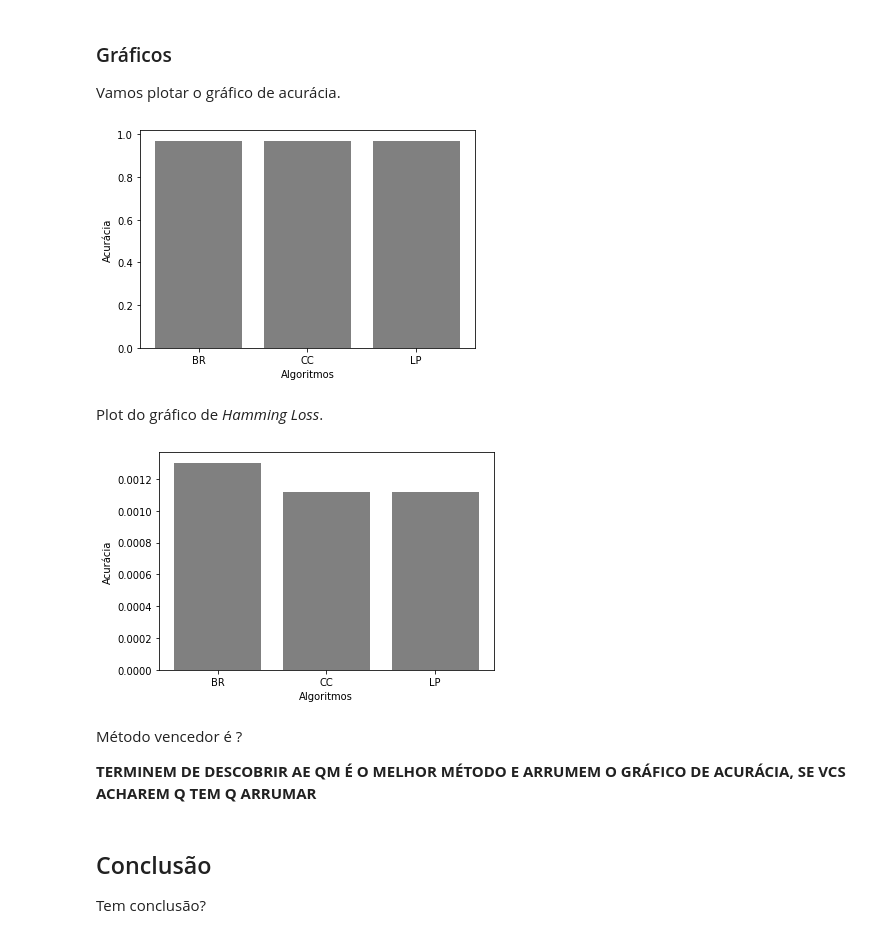
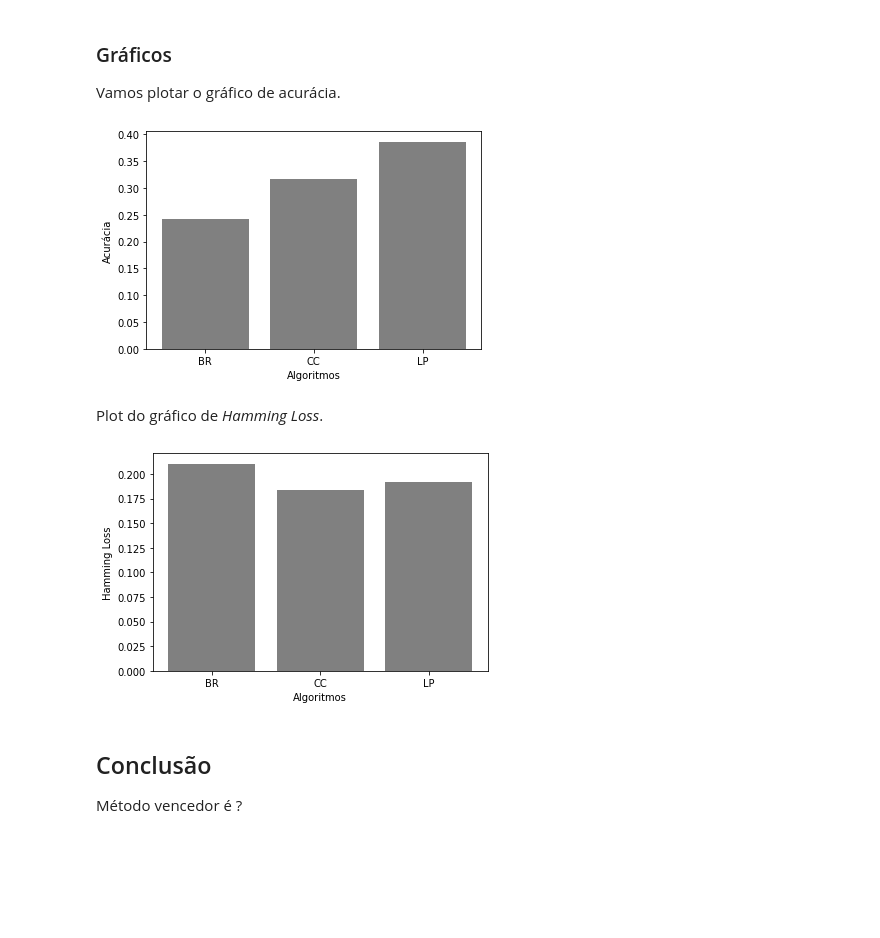
Before and after one commit to matheustmattioli/labelrizator-am2, a Jupyter notebook: emotions.ipynb, the cells around one changed output. Drawn from its saved outputs; the diff is of its cells as text; code cells hidden in the pictures; blank space fills up the shorter version.

```diff
--- a/emotions.ipynb
+++ b/emotions.ipynb
@@ -55,11 +55,11 @@ X_train = X_train.applymap(convert)
 
 
 # # Separando o Y do treino
-Y_train = X_train.iloc[:, -72:]
+Y_train = X_train.iloc[:, -6:]
 X_train.drop(columns=list(Y_train.columns), inplace=True)
 
 # # Separando o Y do teste
-Y_test = X_test.iloc[:, -72:]
+Y_test = X_test.iloc[:, -6:]
 X_test.drop(columns=list(Y_test.columns), inplace=True)
 
 
@@ -477,38 +452,34 @@ plt.xlabel('Algoritmos')
 
 plt.show()
 # %% [output]
-[figure, old version]
+[figure, new version]
 # %% [markdown]
 Plot do gráfico de *Hamming Loss*.
 # %%
 # Plot dos Hamming Loss dos métodos multirrótulos.
 # Vamos plotar um gráfico de barras
 
 # Eixo X
 algorithms = ['BR', 'CC', 'LP']
 # Eixo Y
 val_acc = [hamming_loss(Y_test.values, pred), hamming_loss(Y_test.values, pred2), hamming_loss(Y_test.values, pred3)]
 
 # Barras do gráfico
 plt.bar(algorithms, val_acc, color="gray")
 
 # Nome das barras
 plt.xticks(algorithms)
 
 # Informação do eixo y
-plt.ylabel('Acurácia')
+plt.ylabel('Hamming Loss')
 
 # Informação do eixo X
 plt.xlabel('Algoritmos')
 
 plt.show()
 # %% [output]
-[figure, old version]
+[figure, new version]
-# %% [markdown]
-Método vencedor é ?
-
-**TERMINEM DE DESCOBRIR AE QM É O MELHOR MÉTODO E ARRUMEM O GRÁFICO DE ACURÁCIA, SE VCS ACHAREM Q TEM Q ARRUMAR**
-# %% [markdown]
-## Conclusão
-
-Tem conclusão?
+# %% [markdown]
+## Conclusão
+
+Método vencedor é ?
```
Also changed, not shown: parts of 27 cells of this notebook, 2 other files.
